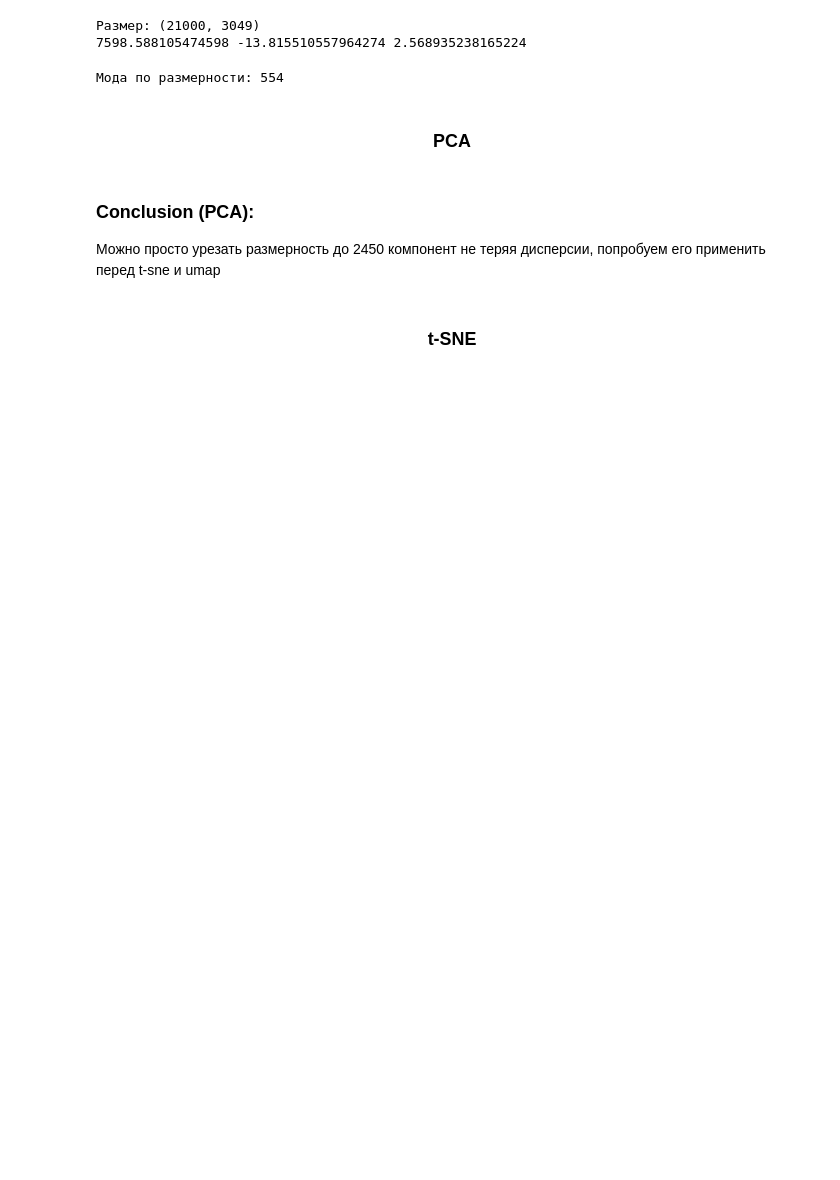
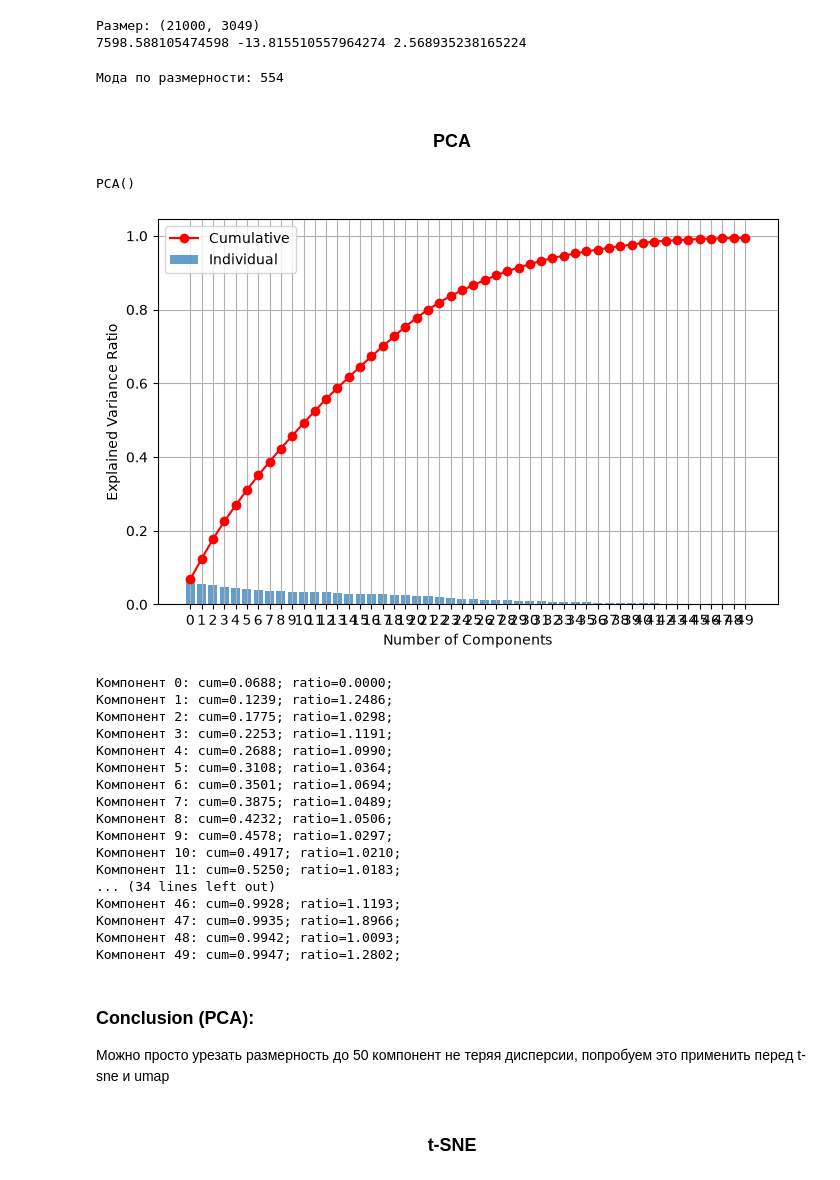
Before and after one commit to IlyaLyamin/VK-ML, a Jupyter notebook: clusterization/01_EDA.ipynb, the cells around one changed output. Saved outputs shown, nothing was run; the diff lists cells and outputs as text; code cells hidden in the pictures; blank space fills up the shorter version.

Commit message:
have changed the scaler

```diff
--- a/clusterization/01_EDA.ipynb
+++ b/clusterization/01_EDA.ipynb
@@ -27,30 +36,4 @@ print(f"Мода по размерности: {values[np.argmax(counts)]}")
 Мода по размерности: 554
 # %% [markdown]
 ### <div align="center">PCA</div>
-# %%
-def plot_the_PCA_interval(pca_obj, start, stop, step, show_ratios=False, print_cum=False):
-    interval = np.arange(start, stop, step)
-
-    explained_variance_ratio = pca_obj.explained_variance_ratio_[interval]
-    explained_variance_ratio_reduced = explained_variance_ratio.copy()[1::]
-    rations = np.insert(explained_variance_ratio[:-1:]/explained_variance_ratio_reduced, 0, 0)
-    cumulative = np.cumsum(pca_obj.explained_variance_ratio_)[interval]
-    components = np.arange(0, len(explained_variance_ratio))*step + start
-
-    plt.figure(figsize=(8, 5))
-    plt.bar(components, explained_variance_ratio, alpha=0.7, label='Individual')
-    plt.plot(components, cumulative, 'ro-', label='Cumulative')
-    plt.xlabel('Number of Components')
-    plt.ylabel('Explained Variance Ratio')
-    plt.xticks(components)
-    plt.legend()
-    plt.grid(True)
-    plt.show()
-
-    if show_ratios or print_cum:
-        for comp, cum, ratio in zip(components, cumulative, rations):
-            string = f"Компонент {comp}: "
-            if show_ratios: string += f"cum={cum:.4f}; "
-            if print_cum: string += f"ratio={ratio:.4f}; "
-            print(string)
 # %%
@@ -58,7 +41,9 @@ from sklearn.preprocessing import StandardScaler
 from sklearn.decomposition import PCA
 # %%
-scaler = StandardScaler(with_mean=False)
-X = scaler.fit_transform(X)
+scaler = RobustScaler(with_centering=False)
+X_scaled = scaler.fit_transform(X)
 # %%
-# pca = PCA()
-# pca.fit(X)
+pca = PCA()
+pca.fit(X_scaled)
+# %% [output]
+PCA()
@@ -69,7 +50,26 @@ X = scaler.fit_transform(X)
 # %%
-# start, stop, step = 0, 2450, 100
-# plot_the_PCA_interval(pca, start, stop, step, show_ratios=True, print_cum=True)
+start, stop, step = 0, 50, 1
+plot_the_PCA_interval(pca, start, stop, step, show_ratios=True, print_cum=True)
+# %% [output]
+[figure, added]
+Компонент 0: cum=0.0688; ratio=0.0000;
+Компонент 1: cum=0.1239; ratio=1.2486;
+Компонент 2: cum=0.1775; ratio=1.0298;
+Компонент 3: cum=0.2253; ratio=1.1191;
+Компонент 4: cum=0.2688; ratio=1.0990;
+Компонент 5: cum=0.3108; ratio=1.0364;
+Компонент 6: cum=0.3501; ratio=1.0694;
+Компонент 7: cum=0.3875; ratio=1.0489;
+Компонент 8: cum=0.4232; ratio=1.0506;
+Компонент 9: cum=0.4578; ratio=1.0297;
+Компонент 10: cum=0.4917; ratio=1.0210;
+Компонент 11: cum=0.5250; ratio=1.0183;
+... (34 lines left out)
+Компонент 46: cum=0.9928; ratio=1.1193;
+Компонент 47: cum=0.9935; ratio=1.8966;
+Компонент 48: cum=0.9942; ratio=1.0093;
+Компонент 49: cum=0.9947; ratio=1.2802;
 # %% [markdown]
 ### Conclusion (PCA):
-Можно просто урезать размерность до 2450 компонент не теряя дисперсии, попробуем его применить перед t-sne и umap
+Можно просто урезать размерность до 50 компонент не теряя дисперсии, попробуем это применить перед t-sne и umap
 # %%
```
Also changed, not shown: parts of 10 cells of this notebook, 16 other files.
